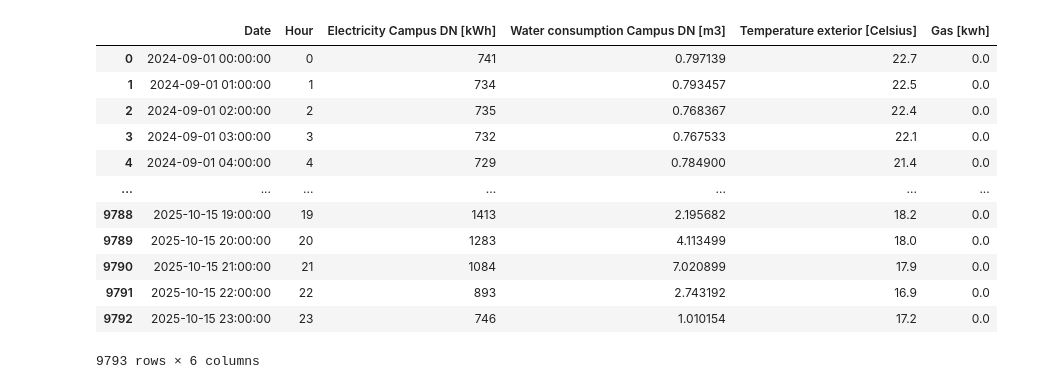
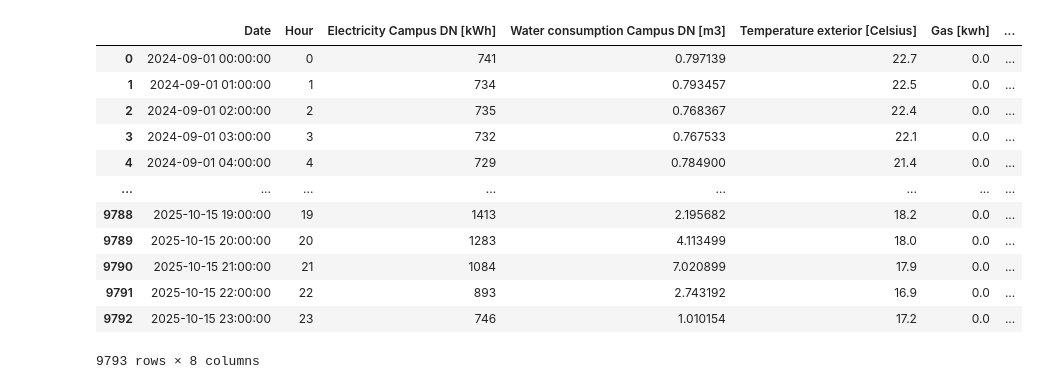
Before and after one commit to davideturrina-balestra/TTYData_Science, a Jupyter notebook: LAB2-EDA-template.ipynb, the cells around one changed output. Cells and saved outputs as stored; diff of their text form; code cells hidden in the pictures.

```diff
--- a/LAB2-EDA-template.ipynb
+++ b/LAB2-EDA-template.ipynb
@@ -75,9 +75,12 @@ You are free to choose your **visualization style** and the **story you want to
 - Reflect on the main takeaways from your analysis
 # %%
 import pandas as pd
+import matplotlib.pyplot as plt
+import seaborn as sns
 
 # read the dataset
-data = pd.read_excel('Data/Campus_DiagonalNordUPC_data.xlsx')
-data.shape
-data.head()
+data = pd.read_excel(r"C:\Users\tato_\Desktop\DC\Group\TTYData_Science\Campus_DiagonalNordUPC_data.xlsx") #change the directory if necessary
+print ("Shape of the dataset", data.shape)
+print ("Columns:", data.columns.tolist()) #name of the dataset columns
+print (data.dtypes) #type of the dataset columns
 # %% [output]
@@ -89,0 +138,6 @@ data.head()
+# %%
+data['Month'] = data['Date'].dt.month
+data['Weekday'] = data['Date'].dt.day_name()
+
+# Weekday and month are obtained from the Date variable, for potentially useful features.
+data[['Month',  'Weekday']].head()
@@ -90,19 +167,18 @@ data.head()
 # %%
-# write your code here
-data.dtypes
+# The column Hour is turn into a number instead of a datetime
 data['Hour'] = data['Date'].dt.hour
 data
 # %% [output]
-|  | Date | Hour | Electricity Campus DN [kWh] | Water consumption Campus DN [m3] | Temperature exterior [Celsius] | Gas [kwh] |
-| 0 | 2024-09-01 00:00:00 | 0 | 741 | 0.797139 | 22.7 | 0.0 |
-| 1 | 2024-09-01 01:00:00 | 1 | 734 | 0.793457 | 22.5 | 0.0 |
-| 2 | 2024-09-01 02:00:00 | 2 | 735 | 0.768367 | 22.4 | 0.0 |
-| 3 | 2024-09-01 03:00:00 | 3 | 732 | 0.767533 | 22.1 | 0.0 |
-| 4 | 2024-09-01 04:00:00 | 4 | 729 | 0.784900 | 21.4 | 0.0 |
-| ... | ... | ... | ... | ... | ... | ... |
-| 9788 | 2025-10-15 19:00:00 | 19 | 1413 | 2.195682 | 18.2 | 0.0 |
-| 9789 | 2025-10-15 20:00:00 | 20 | 1283 | 4.113499 | 18.0 | 0.0 |
-| 9790 | 2025-10-15 21:00:00 | 21 | 1084 | 7.020899 | 17.9 | 0.0 |
-| 9791 | 2025-10-15 22:00:00 | 22 | 893 | 2.743192 | 16.9 | 0.0 |
-| 9792 | 2025-10-15 23:00:00 | 23 | 746 | 1.010154 | 17.2 | 0.0 |
+|  | Date | Hour | Electricity Campus DN [kWh] | Water consumption Campus DN [m3] | Temperature exterior [Celsius] | Gas [kwh] | ... |
+| 0 | 2024-09-01 00:00:00 | 0 | 741 | 0.797139 | 22.7 | 0.0 | ... |
+| 1 | 2024-09-01 01:00:00 | 1 | 734 | 0.793457 | 22.5 | 0.0 | ... |
+| 2 | 2024-09-01 02:00:00 | 2 | 735 | 0.768367 | 22.4 | 0.0 | ... |
+| 3 | 2024-09-01 03:00:00 | 3 | 732 | 0.767533 | 22.1 | 0.0 | ... |
+| 4 | 2024-09-01 04:00:00 | 4 | 729 | 0.784900 | 21.4 | 0.0 | ... |
+| ... | ... | ... | ... | ... | ... | ... | ... |
+| 9788 | 2025-10-15 19:00:00 | 19 | 1413 | 2.195682 | 18.2 | 0.0 | ... |
+| 9789 | 2025-10-15 20:00:00 | 20 | 1283 | 4.113499 | 18.0 | 0.0 | ... |
+| 9790 | 2025-10-15 21:00:00 | 21 | 1084 | 7.020899 | 17.9 | 0.0 | ... |
+| 9791 | 2025-10-15 22:00:00 | 22 | 893 | 2.743192 | 16.9 | 0.0 | ... |
+| 9792 | 2025-10-15 23:00:00 | 23 | 746 | 1.010154 | 17.2 | 0.0 | ... |
-9793 rows × 6 columns
+9793 rows × 8 columns
```
Also changed, not shown: parts of 21 cells of this notebook.
